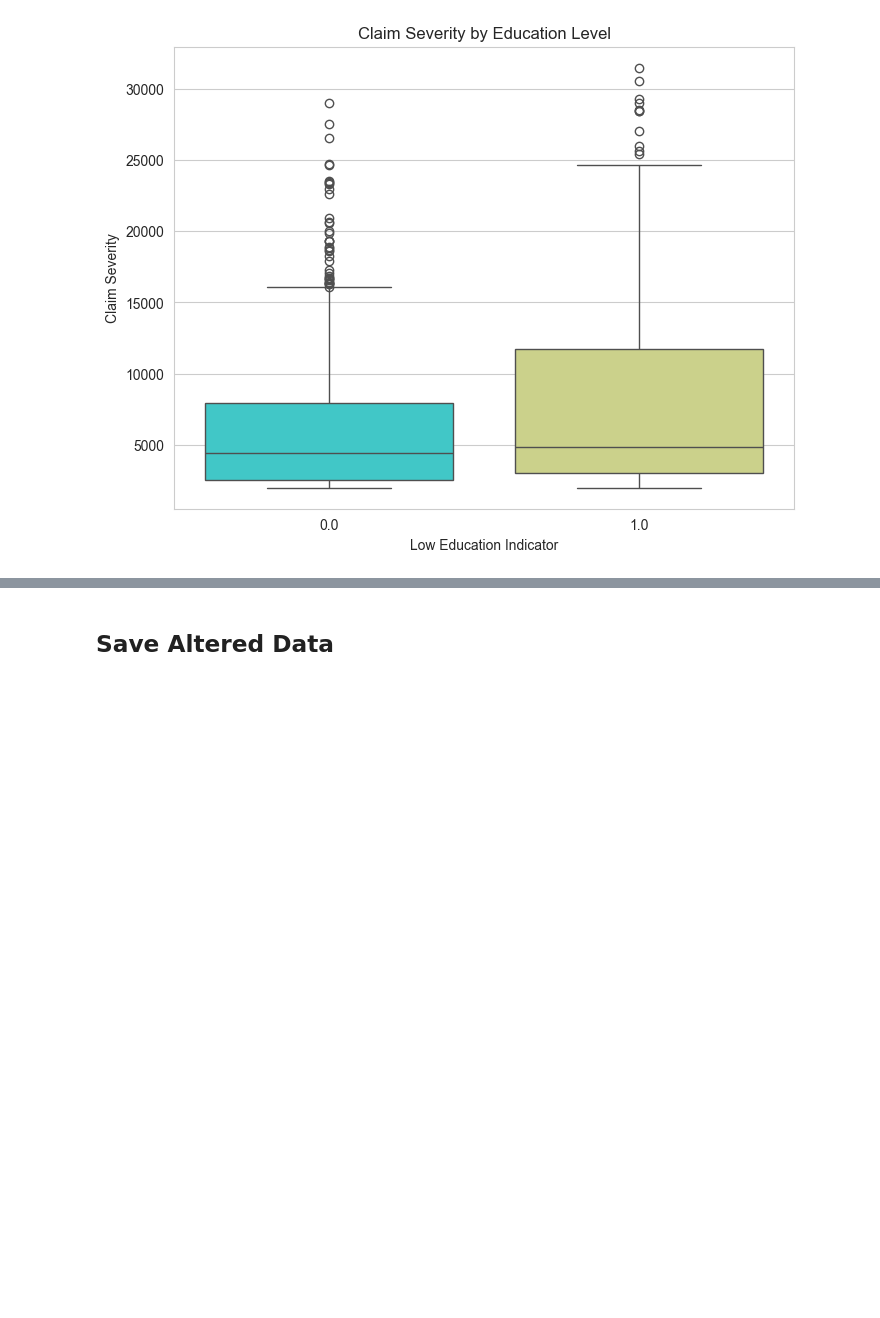
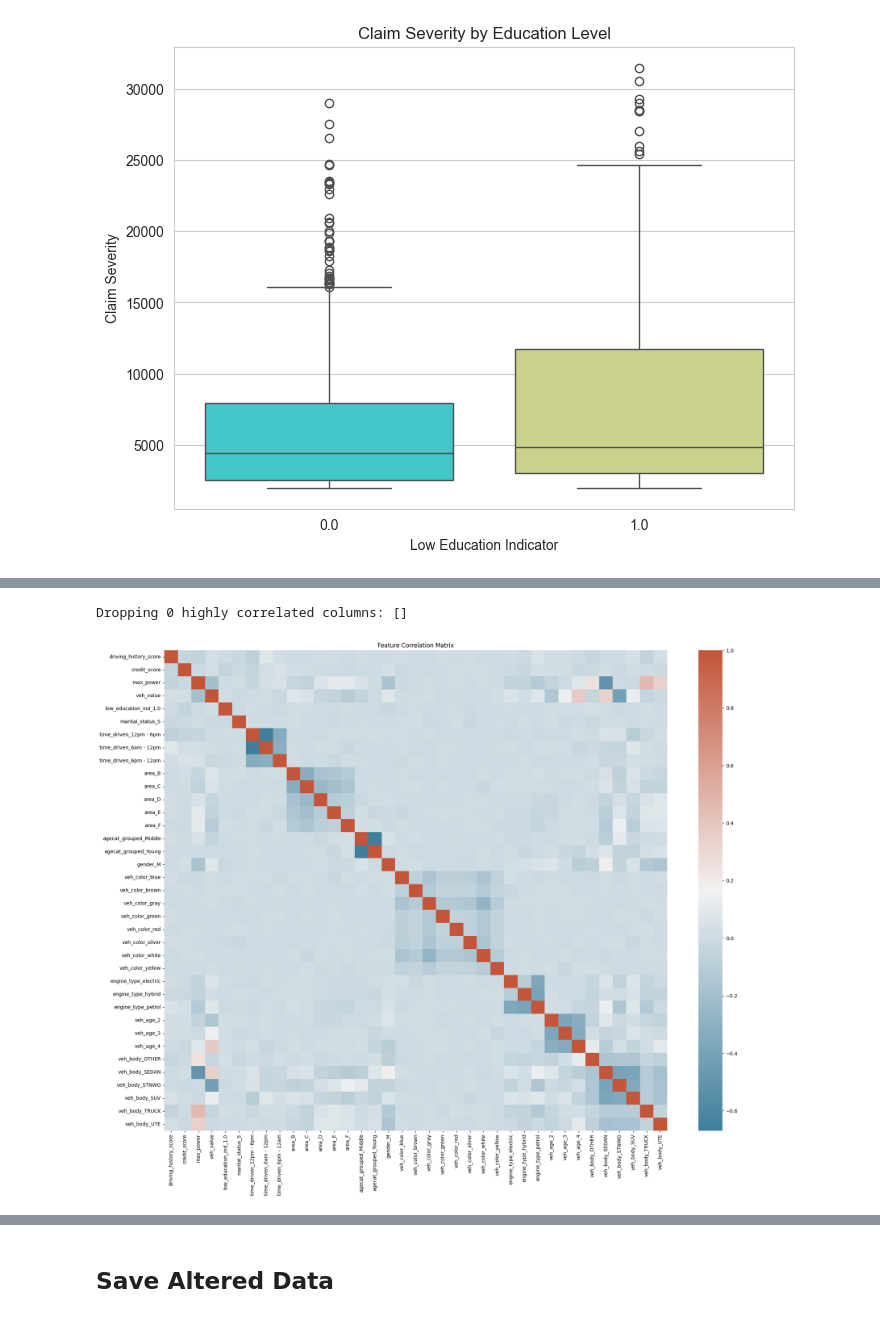
Before and after one commit to adervesh03/Hawkeye-Datathon-2025, a Jupyter notebook: backend/data_exploration.ipynb, the cells around one changed output, grey strips where cells are left out. Drawn from its saved outputs; the diff is of its cells as text; code cells hidden in the pictures; blank space fills up the shorter version.

```diff
--- a/backend/data_exploration.ipynb
+++ b/backend/data_exploration.ipynb
@@ -387,7 +384,8 @@ possible_predictors = [
     'marital_status',
     'time_driven', # probably more important than day of week
     'area',
-    'agecat',  #(encoded- young, middle, elder)
+    #'agecat', swapped agecat_grouped for this
+    'agecat_grouped',
     'gender',
     'veh_color',
     'max_power',
@@ -400,0 +469,17 @@ possible_predictors = [
+# %%
+# Final check
+
+# will get issues of perfect multicollinearity without this
+constant_cols = [col for col in X_encoded.columns if X_encoded[col].nunique() <= 1]
+if constant_cols:
+    print(f"Dropping constant columns: {constant_cols}")
+    X_encoded = X_encoded.drop(columns=constant_cols)
+
+# Shouldn't be any null values, but fill just in case (varclushi cannot handle missing values)
+X_encoded = X_encoded.astype(float)
+X_encoded = X_encoded.fillna(0)
+
+print(f"Original Shape: {X.shape}")
+print(f"Encoded Shape:  {X_encoded.shape}")
+print("\nFirst 5 rows of encoded data:")
+print(X_encoded.head())
@@ -400,0 +504,28 @@ possible_predictors = [
+# %%
+# Having issues with varclushi, so trying things
+
+# Drop constant columns (variance = 0)
+X_encoded = X_encoded.loc[:, X_encoded.std() > 0]
+
+# Check for perfect correlation (> 0.99)
+corr_matrix = X_encoded.corr().abs()
+upper = corr_matrix.where(np.triu(np.ones(corr_matrix.shape), k=1).astype(bool))
+
+# Find columns to drop
+to_drop = [column for column in upper.columns if any(upper[column] > 0.99)]
+
+print(f"Dropping {len(to_drop)} highly correlated columns: {to_drop}")
+X_encoded = X_encoded.drop(columns=to_drop)
+
+# Plotting corr matrix
+corr = X_encoded.corr()
+
+plt.figure(figsize=(20, 16))
+cmap = sns.diverging_palette(230, 20, as_cmap=True)
+sns.heatmap(corr, cmap=cmap)
+plt.title('Feature Correlation Matrix')
+plt.tight_layout()
+plt.show()
+# %% [output]
+Dropping 0 highly correlated columns: []
+[figure, added]
```
Also changed, not shown: parts of 11 cells of this notebook.
